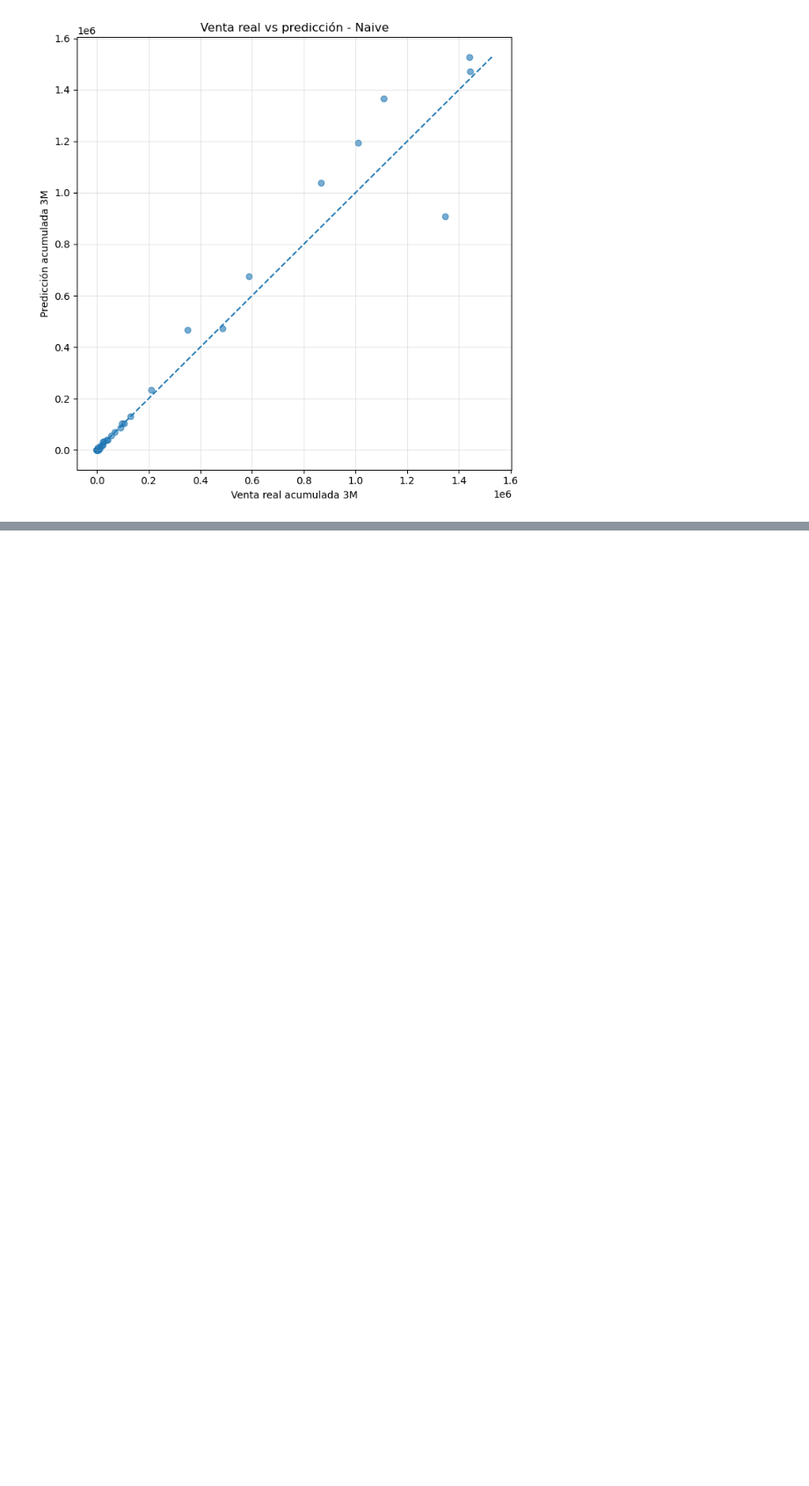
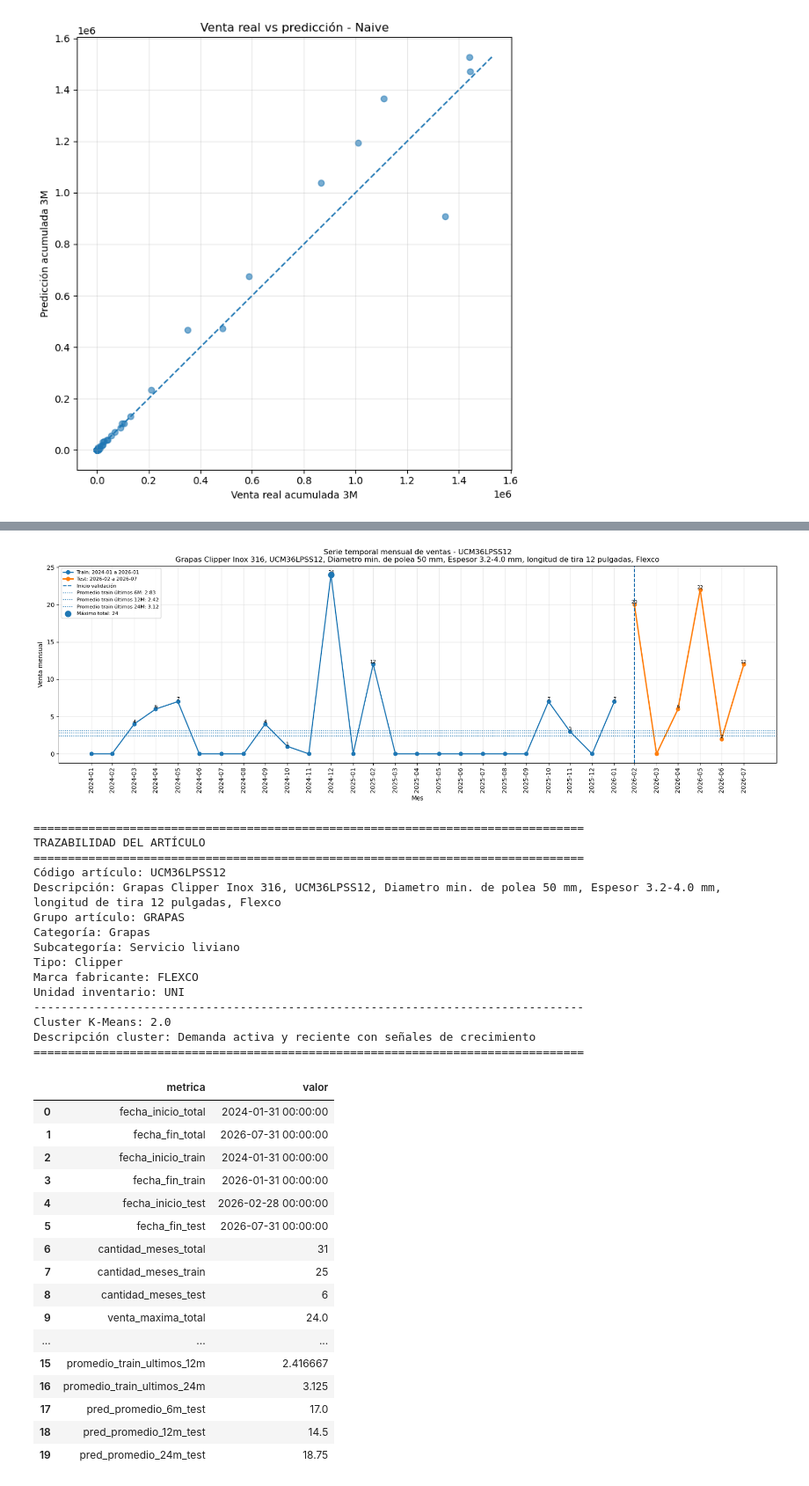
Before and after one commit to choppeb7/Tesis-Master-AI, a Jupyter notebook: 5_Forecast_articulos_clusterizados.ipynb, the cells around one changed output, grey strips where cells are left out. Shown at 88% size. Cells and saved outputs as stored; diff of their text form; code cells hidden in the pictures; blank space fills up the shorter version.

```diff
--- a/5_Forecast_articulos_clusterizados.ipynb
+++ b/5_Forecast_articulos_clusterizados.ipynb
@@ -1664,0 +2203,73 @@ plt.show()
+# %%
+# ============================================================
+# 17.6 Resumen + gráfica de serie temporal individual
+# ============================================================
+
+def analizar_serie_temporal_articulo(codigo_articulo, df_base=df_series):
+    """
+    Calcula resumen estadístico y grafica la serie temporal
+    mensual de ventas de un artículo.
+    """
+
+    serie = series_por_articulo[codigo_articulo]
+
+    descripcion = (
+        df_series[df_series["codigo_articulo"] == codigo_articulo]
+        ["descripcion_completa"]
+        .dropna()
+        .iloc[0]
+    )
+
+    resumen = graficar_serie_temporal_articulo(
+    serie=serie,
+    codigo_articulo=codigo_articulo,
+    descripcion_articulo=descripcion,
+    meses_validacion=6,
+    mostrar_promedios=True,
+    mostrar_etiquetas=True
+    )
+
+    mostrar_trazabilidad_articulo(codigo_articulo, df_base)
+
+    df_resumen = pd.DataFrame(
+        resumen.items(),
+        columns=["metrica", "valor"]
+    )
+
+    return df_resumen
+# %%
+analizar_serie_temporal_articulo("UCM36LPSS12")
+# %% [output]
+[figure, added]
+================================================================================
+TRAZABILIDAD DEL ARTÍCULO
+================================================================================
+Código artículo: UCM36LPSS12
+Descripción: Grapas Clipper Inox 316, UCM36LPSS12, Diametro min. de polea 50 mm, Espesor 3.2-4.0 mm, longitud de tira 12 pulgadas, Flexco
+Grupo artículo: GRAPAS
+Categoría: Grapas
+Subcategoría: Servicio liviano
+Tipo: Clipper
+Marca fabricante: FLEXCO
+Unidad inventario: UNI
+--------------------------------------------------------------------------------
+Cluster K-Means: 2.0
+Descripción cluster: Demanda activa y reciente con señales de crecimiento
+================================================================================
+|  | metrica | valor |
+| 0 | fecha_inicio_total | 2024-01-31 00:00:00 |
+| 1 | fecha_fin_total | 2026-07-31 00:00:00 |
+| 2 | fecha_inicio_train | 2024-01-31 00:00:00 |
+| 3 | fecha_fin_train | 2026-01-31 00:00:00 |
+| 4 | fecha_inicio_test | 2026-02-28 00:00:00 |
+| 5 | fecha_fin_test | 2026-07-31 00:00:00 |
+| 6 | cantidad_meses_total | 31 |
+| 7 | cantidad_meses_train | 25 |
+| 8 | cantidad_meses_test | 6 |
+| 9 | venta_maxima_total | 24.0 |
+| ... | ... | ... |
+| 15 | promedio_train_ultimos_12m | 2.416667 |
+| 16 | promedio_train_ultimos_24m | 3.125 |
+| 17 | pred_promedio_6m_test | 17.0 |
+| 18 | pred_promedio_12m_test | 14.5 |
+| 19 | pred_promedio_24m_test | 18.75 |
```
Also changed, not shown: parts of 25 cells of this notebook, 1 other file.
